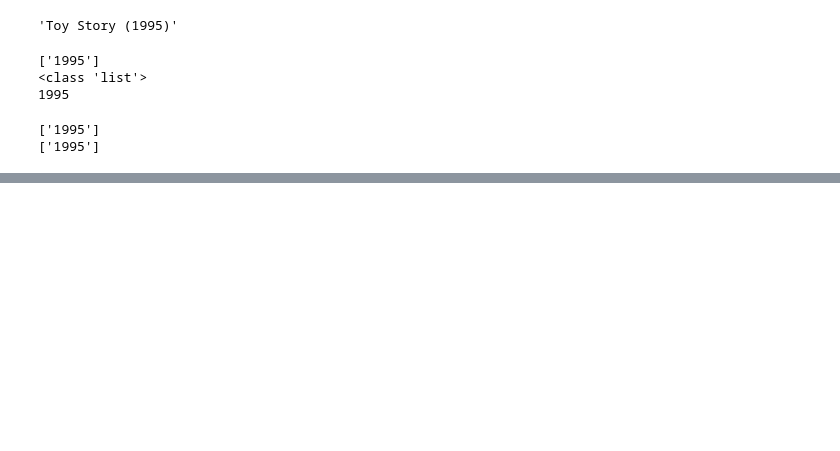
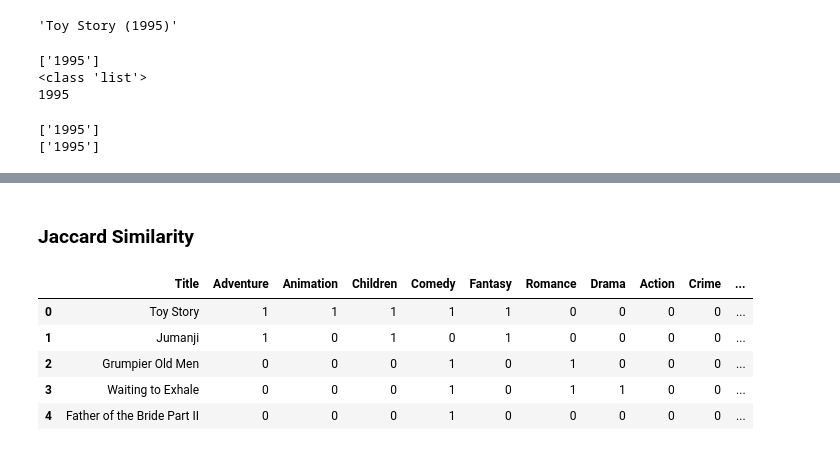
Before and after one commit to adambria1309/KurapikaZoldyck, a Jupyter notebook: Unlimited Chapter - Project/Building Recommendation Engine System.ipynb, the cells around one changed output, grey strips where cells are left out. Cells and saved outputs as stored; diff of their text form; code cells hidden in the pictures; blank space fills up the shorter version.

```diff
--- a/Unlimited Chapter - Project/Building Recommendation Engine System.ipynb
+++ b/Unlimited Chapter - Project/Building Recommendation Engine System.ipynb
@@ -259,0 +249,2 @@ movie.head(2)
+# %% [markdown]
+### Jaccard Similarity
@@ -259,0 +254,10 @@ movie.head(2)
+# %%
+mov_genre_df = movie.drop(['Year','Genre'],1)
+mov_genre_df.head()
+# %% [output]
+|  | Title | Adventure | Animation | Children | Comedy | Fantasy | Romance | Drama | Action | Crime | ... |
+| 0 | Toy Story | 1 | 1 | 1 | 1 | 1 | 0 | 0 | 0 | 0 | ... |
+| 1 | Jumanji | 1 | 0 | 1 | 0 | 1 | 0 | 0 | 0 | 0 | ... |
+| 2 | Grumpier Old Men | 0 | 0 | 0 | 1 | 0 | 1 | 0 | 0 | 0 | ... |
+| 3 | Waiting to Exhale | 0 | 0 | 0 | 1 | 0 | 1 | 1 | 0 | 0 | ... |
+| 4 | Father of the Bride Part II | 0 | 0 | 0 | 1 | 0 | 0 | 0 | 0 | 0 | ... |
```
Also changed, not shown: parts of 52 cells of this notebook.
